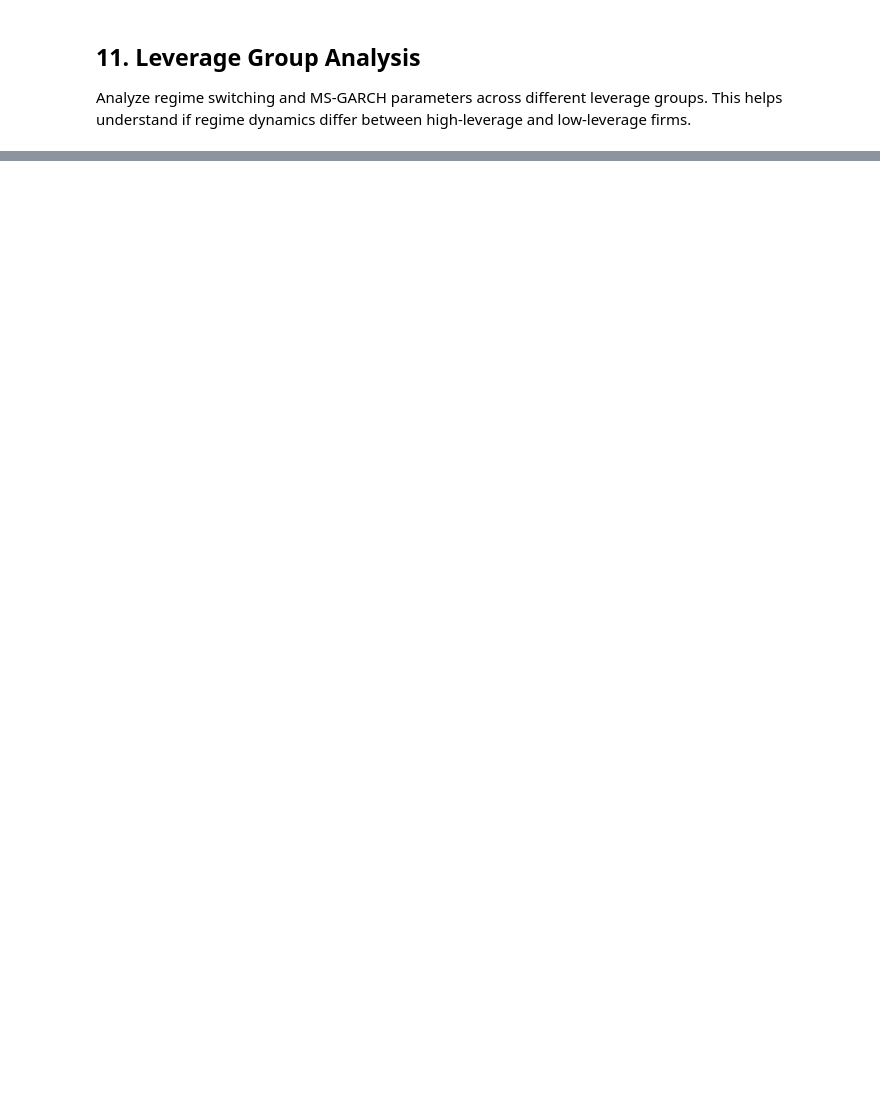
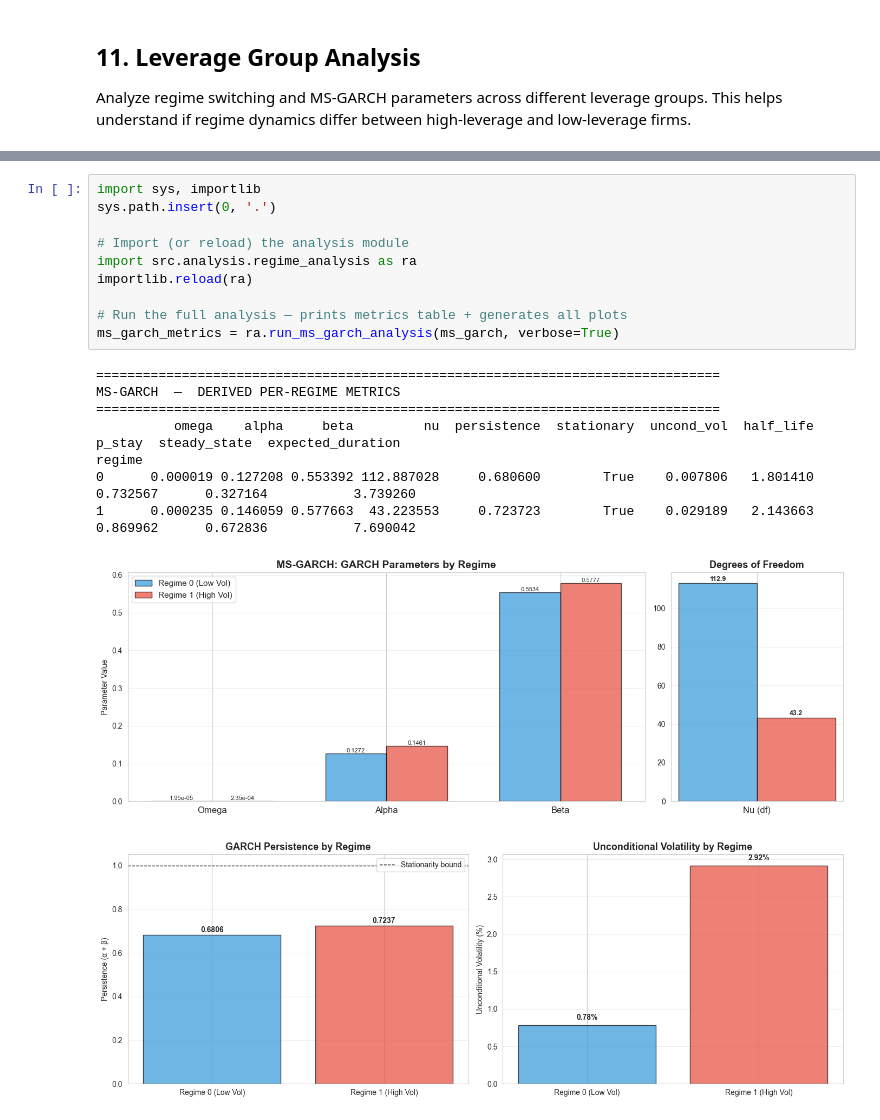
Before and after one commit to ChaseW3/Seminar-QF, a Jupyter notebook: Seminar QF/regime_analysis.ipynb, the cells around one changed output, grey strips where cells are left out. Drawn from its saved outputs; the diff is of its cells as text; blank space fills up the shorter version.

Commit message:
REgime analysis graphs added

```diff
--- a/Seminar QF/regime_analysis.ipynb
+++ b/Seminar QF/regime_analysis.ipynb
@@ -1319,0 +1331,20 @@ LEVERAGE GROUP ANALYSIS - KEY FINDINGS
+# %%
+import sys, importlib
+sys.path.insert(0, '.')
+
+# Import (or reload) the analysis module
+import src.analysis.regime_analysis as ra
+importlib.reload(ra)
+
+# Run the full analysis — prints metrics table + generates all plots
+ms_garch_metrics = ra.run_ms_garch_analysis(ms_garch, verbose=True)
+# %% [output]
+================================================================================
+MS-GARCH  —  DERIVED PER-REGIME METRICS
+================================================================================
+          omega    alpha     beta         nu  persistence  stationary  uncond_vol  half_life   p_stay  steady_state  expected_duration
+regime
+0      0.000019 0.127208 0.553392 112.887028     0.680600        True    0.007806   1.801410 0.732567      0.327164           3.739260
+1      0.000235 0.146059 0.577663  43.223553     0.723723        True    0.029189   2.143663 0.869962      0.672836           7.690042
+[figure, added]
+[figure, added]
```
Also changed, not shown: parts of 36 cells of this notebook, 1 other file.
